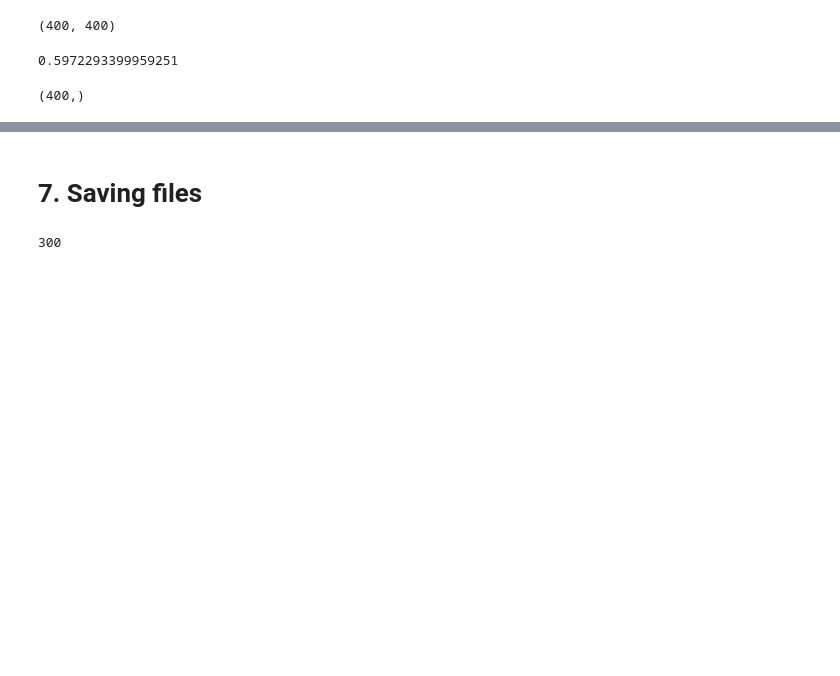
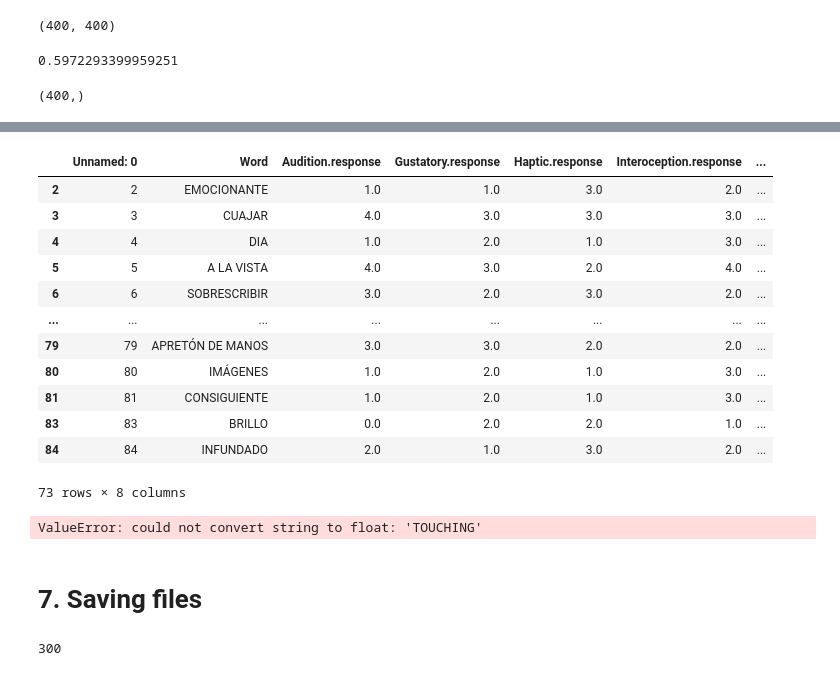
Before and after one commit to soniasola00/SpanLancasterNorm, a Jupyter notebook: Sonia3.ipynb, the cells around one changed output, grey strips where cells are left out. Drawn from its saved outputs; the diff is of its cells as text; code cells hidden in the pictures; blank space fills up the shorter version.

```diff
--- a/Sonia3.ipynb
+++ b/Sonia3.ipynb
@@ -839,3 +895,35 @@ making lists
+# %%
+output_SPAN = output_SPAN.dropna()
+output_SPAN
+# %% [output]
+|  | Unnamed: 0 | Word | Audition.response | Gustatory.response | Haptic.response | Interoception.response | ... |
+| 2 | 2 | EMOCIONANTE | 1.0 | 1.0 | 3.0 | 2.0 | ... |
+| 3 | 3 | CUAJAR | 4.0 | 3.0 | 3.0 | 3.0 | ... |
+| 4 | 4 | DIA | 1.0 | 2.0 | 1.0 | 3.0 | ... |
+| 5 | 5 | A LA VISTA | 4.0 | 3.0 | 2.0 | 4.0 | ... |
+| 6 | 6 | SOBRESCRIBIR | 3.0 | 2.0 | 3.0 | 2.0 | ... |
+| ... | ... | ... | ... | ... | ... | ... | ... |
+| 79 | 79 | APRETÓN DE MANOS | 3.0 | 3.0 | 2.0 | 2.0 | ... |
+| 80 | 80 | IMÁGENES | 1.0 | 2.0 | 1.0 | 3.0 | ... |
+| 81 | 81 | CONSIGUIENTE | 1.0 | 2.0 | 1.0 | 3.0 | ... |
+| 83 | 83 | BRILLO | 0.0 | 2.0 | 2.0 | 1.0 | ... |
+| 84 | 84 | INFUNDADO | 2.0 | 1.0 | 3.0 | 2.0 | ... |
+73 rows × 8 columns
+# %%
+# Perform the ANOVA
+f_statistic, p_value = stats.f_oneway(output_ENG., output_SPAN)
+
+# Print the results
+print("F-statistic:", f_statistic)
+print("p-value:", p_value)
+
+# Interpret the results
+if p_value < 0.05:
+    print("There is a significant difference between the means of output_ENG and output_SPAN.")
+else:
+    print("There is no significant difference between the means of output_ENG and output_SPAN.")
+# %% [output]
+ValueError: could not convert string to float: 'TOUCHING'
 # %% [markdown]
 # 7. Saving files
 # %%
```
Also changed, not shown: parts of 7 cells of this notebook.
